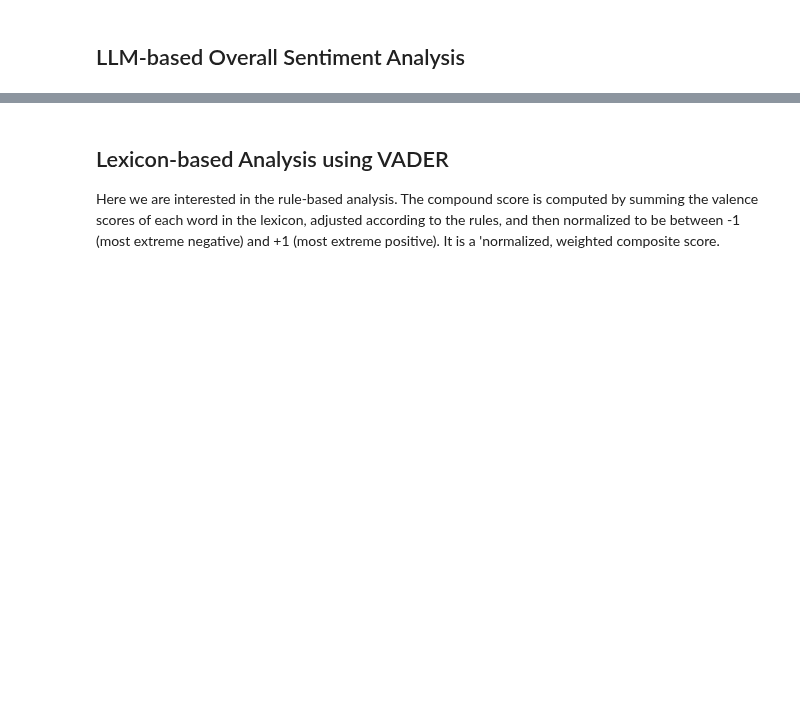
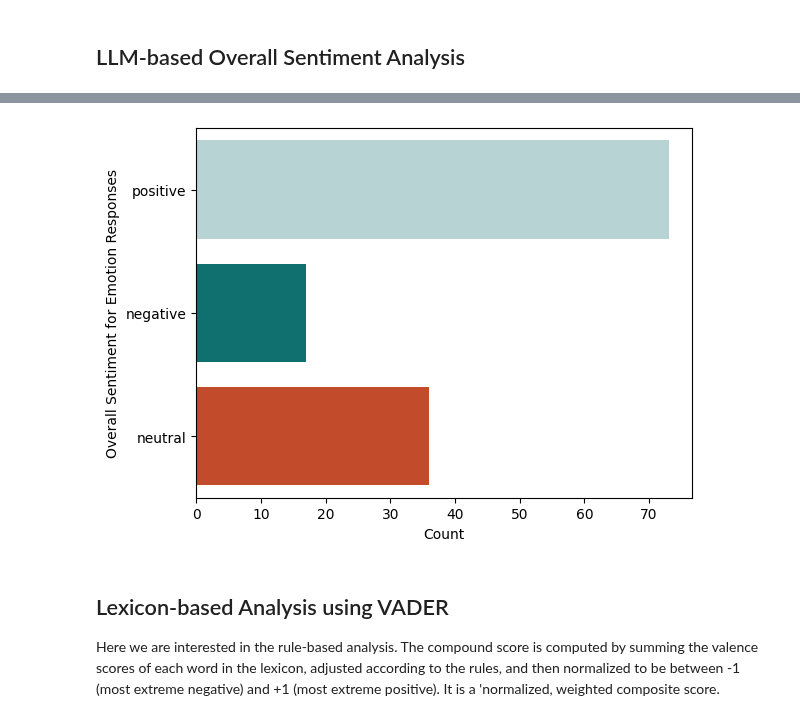
Before and after one commit to shrutirao94/language-comfort-emotions, a Jupyter notebook: sentiment-analysis.ipynb, the cells around one changed output, grey strips where cells are left out. Cells and saved outputs as stored; diff of their text form; code cells hidden in the pictures; blank space fills up the shorter version.

```diff
--- a/sentiment-analysis.ipynb
+++ b/sentiment-analysis.ipynb
@@ -71,29 +59,31 @@ def assign_scores(idx):
     emo_sl42.at[idx, 'neutral'] = next(item for item in emo_sl42['senti'][idx] if item['label'] == 'neutral')['score']
 
 def plot_sentiment_analysis(df, label):
-    sns.countplot(y=df[label + "-label"],
+    sns.countplot(y=df[label + "_label"],
                   palette=['#b2d8d8',"#008080", '#db3d13'],
-                  order=["pos", "neg", "neutral"])
+                  order=["positive", "negative", "neutral"])
     plt.ylabel("Overall Sentiment for Emotion Responses")
     plt.xlabel("Count")
-    plt.savefig('plots/sentiment-analysis/students-lab42/' + label + 'llm-sentiment-count.jpg',
+    plt.savefig('plots/sentiment-analysis/students-lab42/' + label + '-llm-sentiment-count.jpg',
                 dpi=300, bbox_inches='tight')
 # %%
 # 1. Calculate sentiment analysis on each emotion statement:
 emo_sl42['senti'] = emo_sl42['emotion'].apply(sentiment_analysis)
 
 # 2. Sort Sentiment Scores into Independent Columns
 for idx in emo_sl42.index:
     assign_scores(idx)
 
 # 3. Drop Unecessary Columns
 emo_sl42 = emo_sl42.drop(columns=['senti'])
 
 # 4. Calculate the dominant overall sentiment of the response
-emo_sl42['emo-label'] = emo_sl42[['pos', 'neg', 'neutral']].idxmax(axis=1)
+emo_sl42['emo_label'] = emo_sl42[['positive', 'negative', 'neutral']].idxmax(axis=1)
 
 # 5. Plot the overall sentiments distribution
 plot_sentiment_analysis(emo_sl42, 'emo')
+# %% [output]
+[figure, added]
 # %% [markdown]
 ## Lexicon-based Analysis using VADER
 Here we are interested in the rule-based analysis. The compound score is computed by summing the
```
Also changed, not shown: parts of 15 cells of this notebook.
